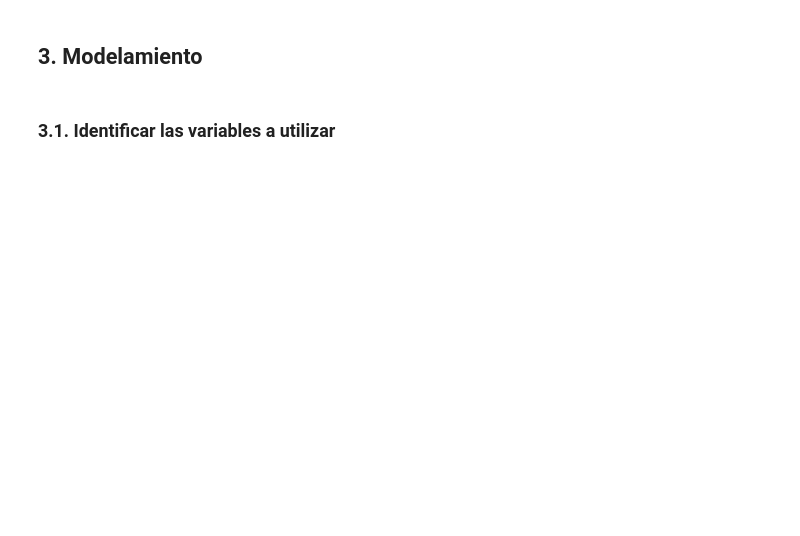
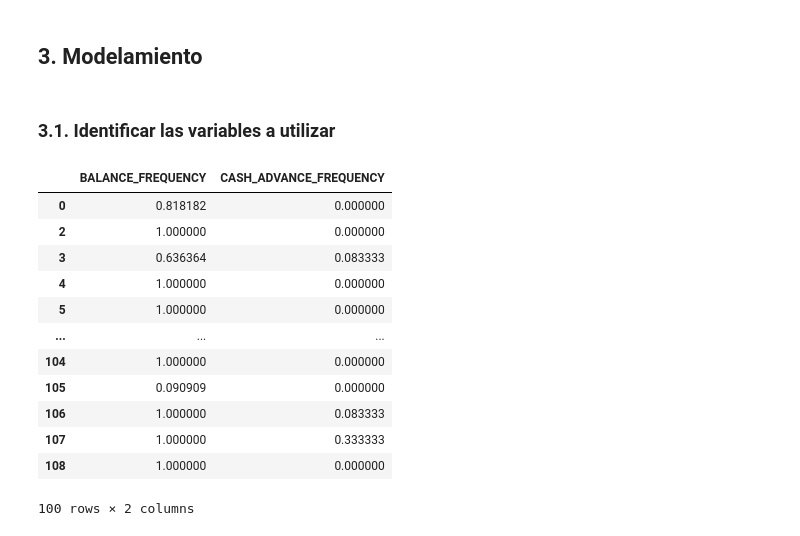
Before and after one commit to SebastianCasanova4/Lab1-BI, a Jupyter notebook: Informe - Laboratorio 1 - Grupo 4.ipynb, the cells around one changed output. Cells and saved outputs as stored; diff of their text form; code cells hidden in the pictures; blank space fills up the shorter version.

```diff
--- a/Informe - Laboratorio 1 - Grupo 4.ipynb
+++ b/Informe - Laboratorio 1 - Grupo 4.ipynb
@@ -454,0 +461,16 @@ Cantidad de valores negativos en la columna 'mi_columna': 2
+# %%
+df_copia_model
+# %% [output]
+|  | BALANCE_FREQUENCY | CASH_ADVANCE_FREQUENCY |
+| 0 | 0.818182 | 0.000000 |
+| 2 | 1.000000 | 0.000000 |
+| 3 | 0.636364 | 0.083333 |
+| 4 | 1.000000 | 0.000000 |
+| 5 | 1.000000 | 0.000000 |
+| ... | ... | ... |
+| 104 | 1.000000 | 0.000000 |
+| 105 | 0.090909 | 0.000000 |
+| 106 | 1.000000 | 0.083333 |
+| 107 | 1.000000 | 0.333333 |
+| 108 | 1.000000 | 0.000000 |
+100 rows × 2 columns
```
Also changed, not shown: parts of 22 cells of this notebook.
